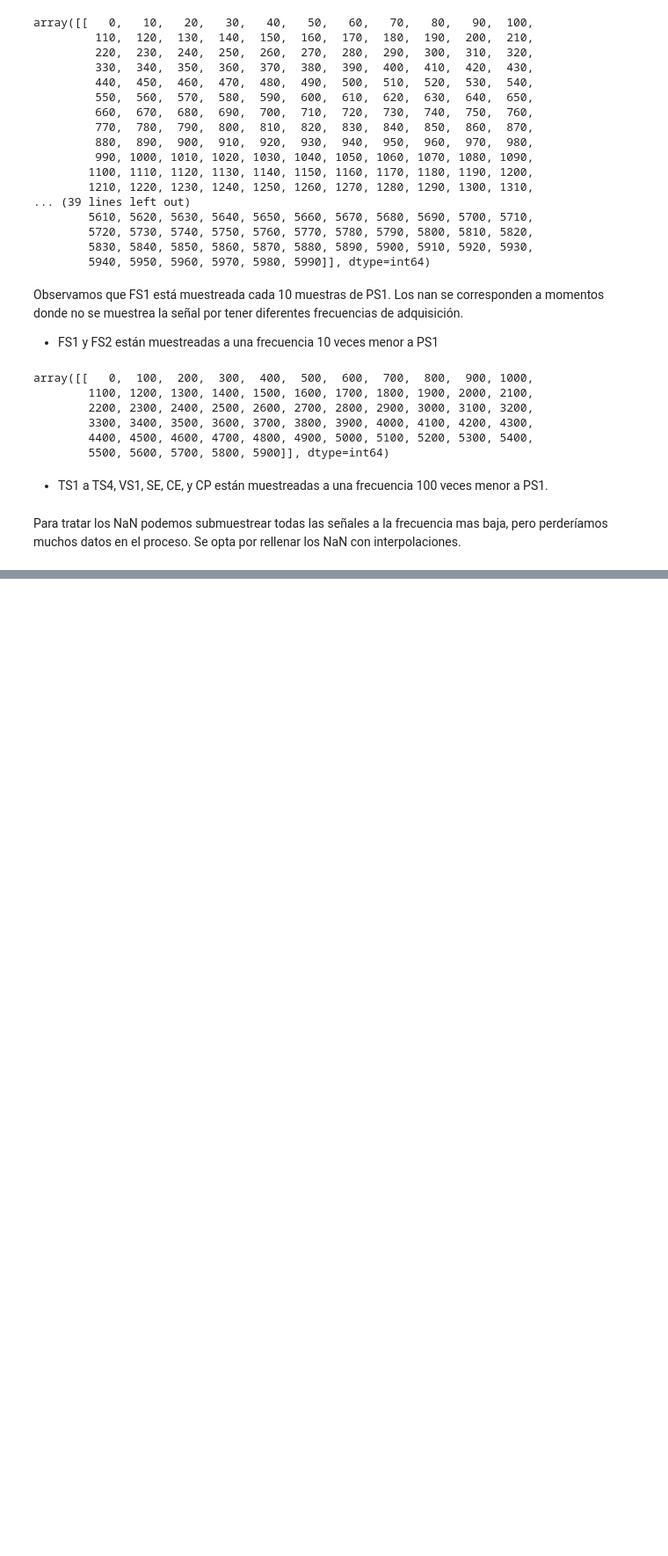
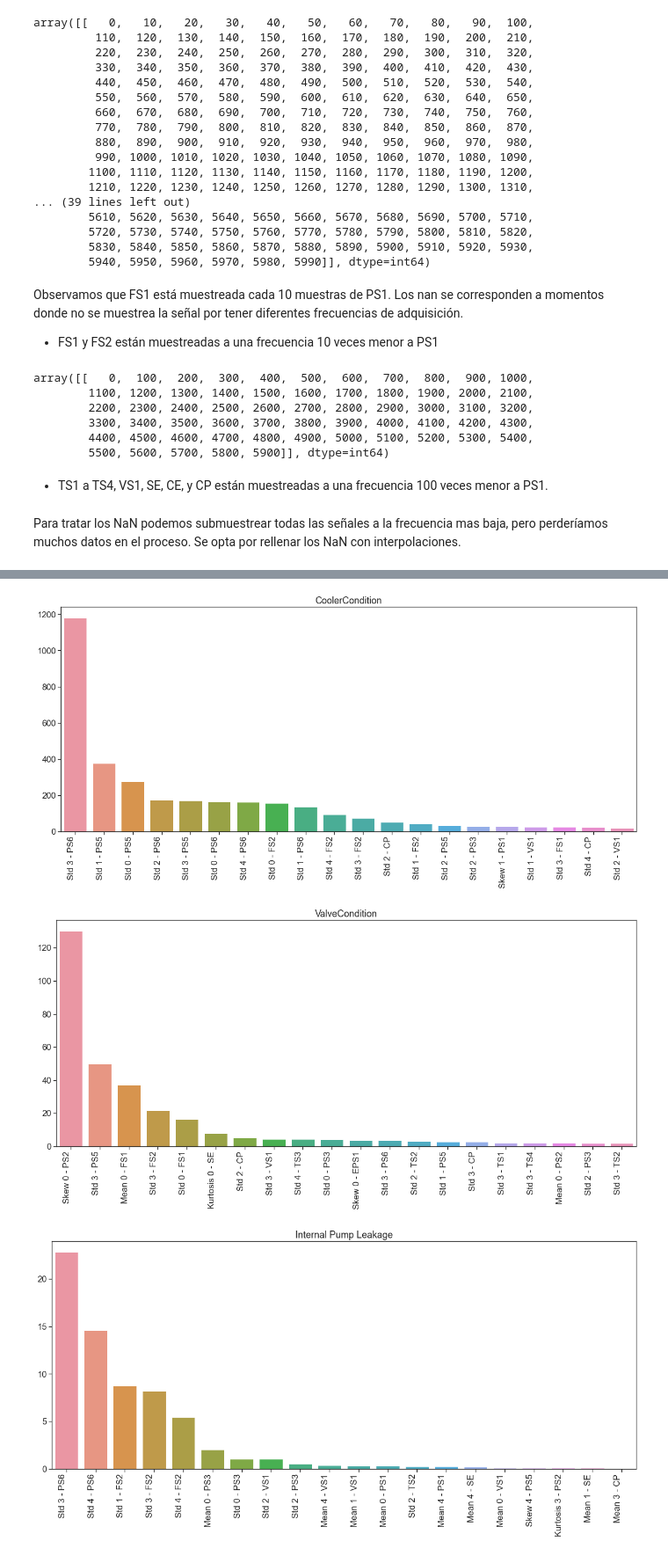
Before and after one commit to maxit1992/CEIA_AMQ1, a Jupyter notebook: TP_Integrador/TP_Integrador.ipynb, the cells around one changed output, grey strips where cells are left out. Shown at 88% size. Drawn from its saved outputs; the diff is of its cells as text; code cells hidden in the pictures; blank space fills up the shorter version.

```diff
--- a/TP_Integrador/TP_Integrador.ipynb
+++ b/TP_Integrador/TP_Integrador.ipynb
@@ -282,0 +512,18 @@ Para tratar los NaN podemos submuestrear todas las señales a la frecuencia mas
+# %%
+# Ahora utilizamos lasso para comprobar las relaciones con otro método
+lasso_top_signals=[]
+
+for ycol in y_train.dtype.names:
+    lassoreg = Lasso(alpha=0.0001,normalize=True, max_iter=10000)
+    lassoreg.fit(df_train_char, y_train[ycol])
+    kfeatures= np.argsort(np.abs(lassoreg.coef_))[-1:-21:-1]
+    fig,axes = plt.subplots(1,1,figsize=(20,8))
+    bar = sns.barplot( x = df_train_char.columns[kfeatures] , y = np.abs(lassoreg.coef_[kfeatures]),ax=axes)
+    bar.set_xticklabels(bar.get_xticklabels(), rotation=90, horizontalalignment='right')
+    bar.set_title(ycol)
+    plt.show()
+    lasso_top_signals.append(df_train_char.columns[kfeatures])
+# %% [output]
+[figure, added]
+[figure, added]
+[figure, added]
```
Also changed, not shown: parts of 43 cells of this notebook.
